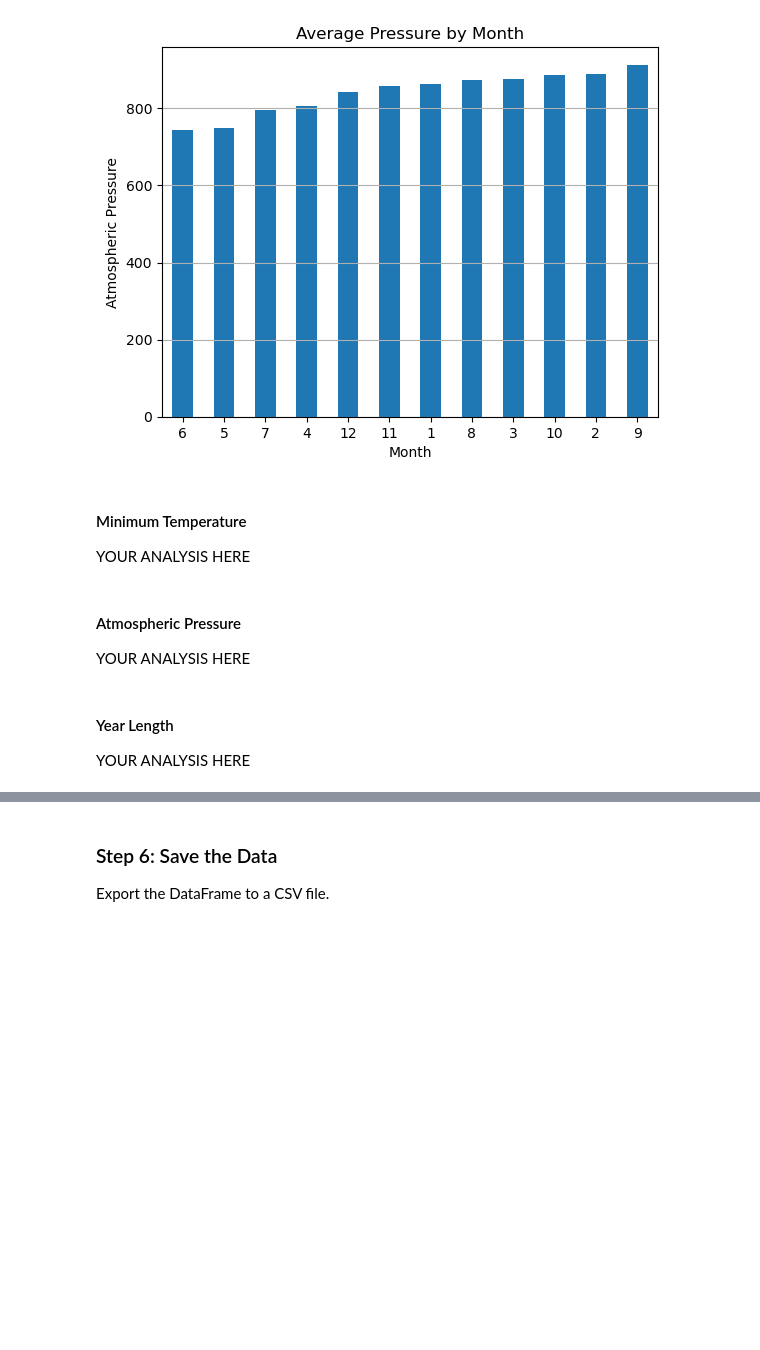
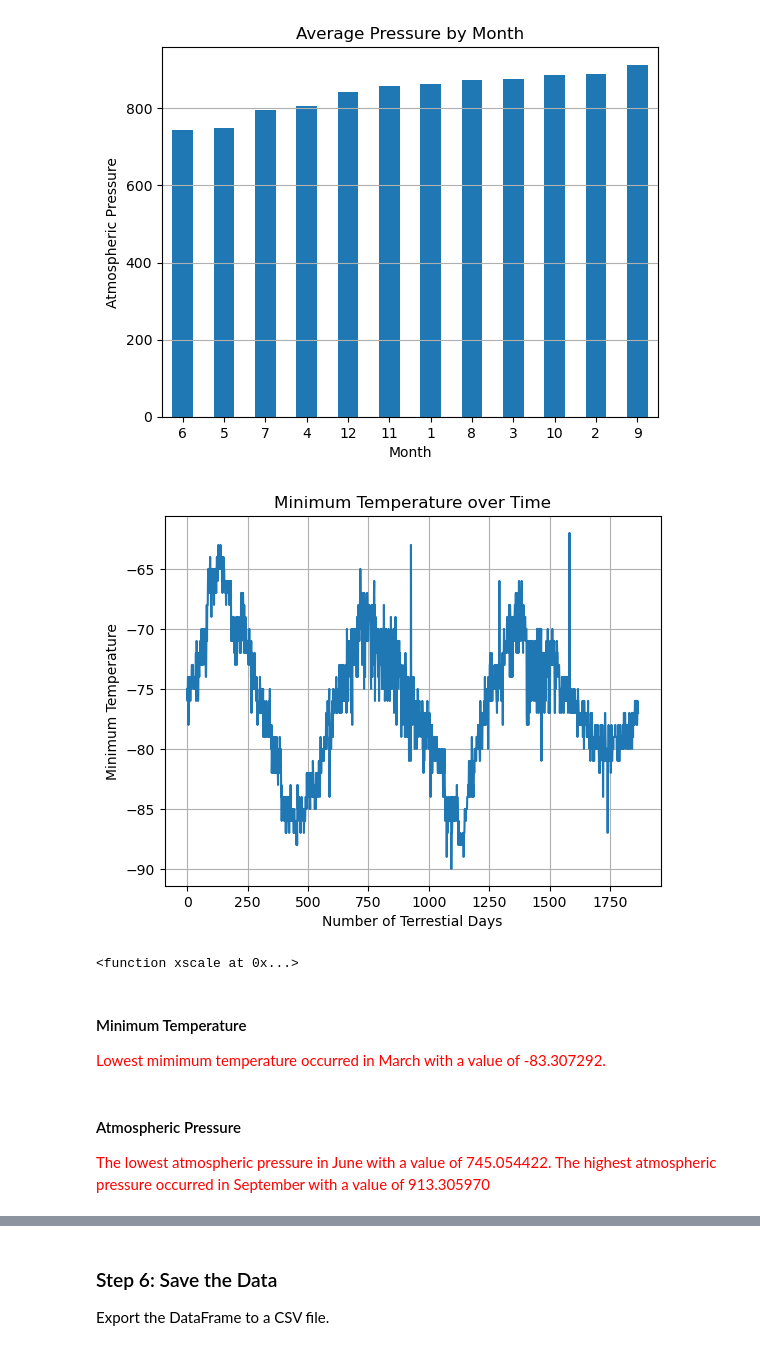
Before and after one commit to purcellcjp/Mars_News_Weather_Scraping, a Jupyter notebook: part_2_mars_weather.ipynb, the cells around one changed output, grey strips where cells are left out. Cells and saved outputs as stored; diff of their text form; code cells hidden in the pictures; blank space fills up the shorter version.

```diff
--- a/part_2_mars_weather.ipynb
+++ b/part_2_mars_weather.ipynb
@@ -288,15 +290,24 @@ plt.show()
 # %%
 # 5. How many terrestrial (Earth) days are there in a Martian year?
 # Visually estimate the result by plotting the daily minimum temperature of each observation in the data set.
+# plt.figure(figsize=(20,4))
+
+plt.plot(df.min_temp)
+plt.title('Minimum Temperature over Time')
+plt.xlabel('Number of Terrestial Days')
+plt.ylabel('Minimum Temperature')
+plt.grid()
+plt.show()
+
+print(plt.xscale)
+# %% [output]
+[figure, added]
+<function xscale at 0x...>
-# %% [markdown]
-#### Minimum Temperature
-
-YOUR ANALYSIS HERE
-# %% [markdown]
-#### Atmospheric Pressure
-
-YOUR ANALYSIS HERE
-# %% [markdown]
-#### Year Length
-
-YOUR ANALYSIS HERE
+# %% [markdown]
+#### Minimum Temperature
+
+<font color='red'>Lowest mimimum temperature occurred in March with a value of -83.307292.</font>
+# %% [markdown]
+#### Atmospheric Pressure
+
+<font color='red'>The lowest atmospheric pressure in June with a value of 745.054422. The highest atmospheric pressure occurred in September with a value of 913.305970</font>
```
Also changed, not shown: parts of 2 cells of this notebook, 2 other files.
